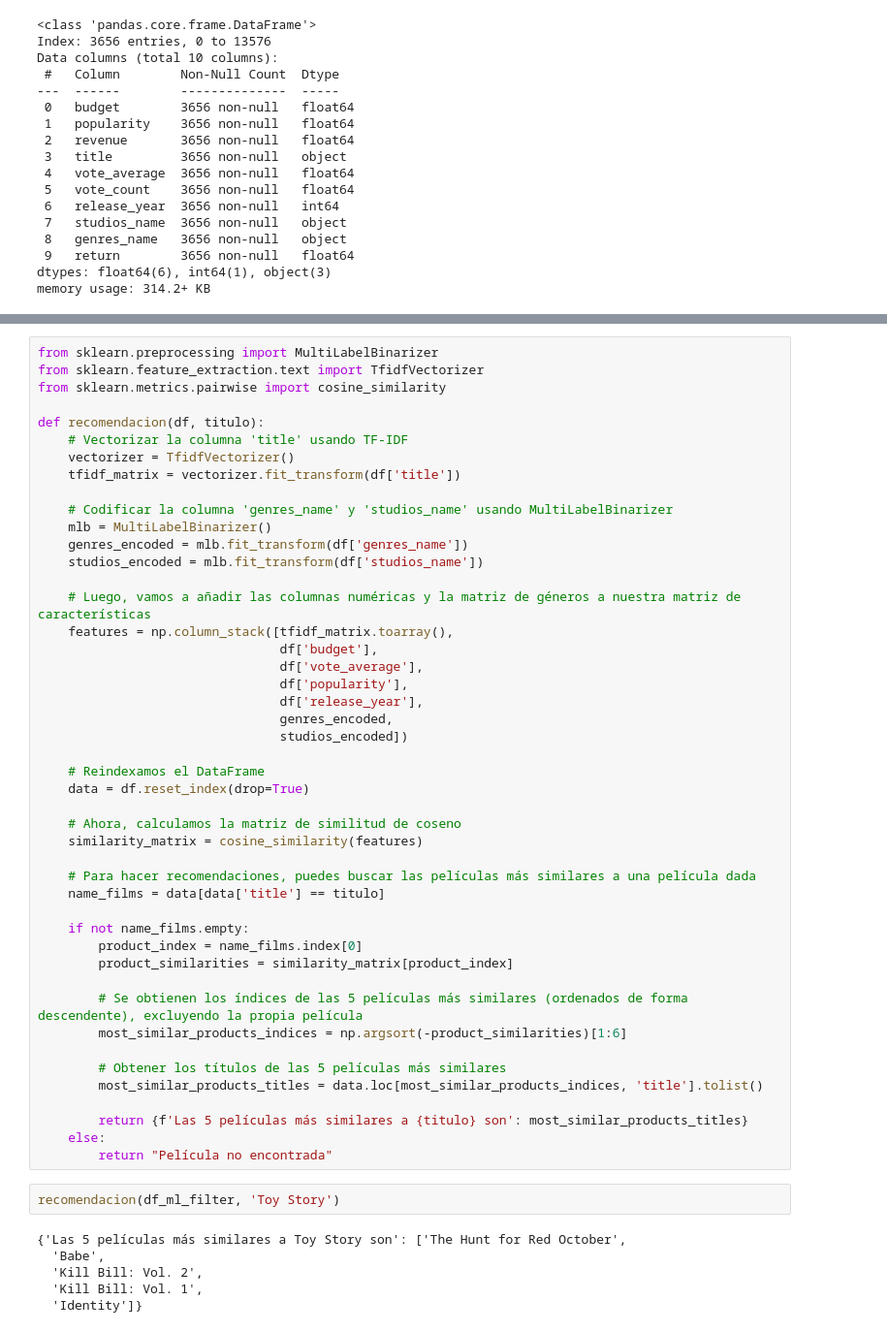
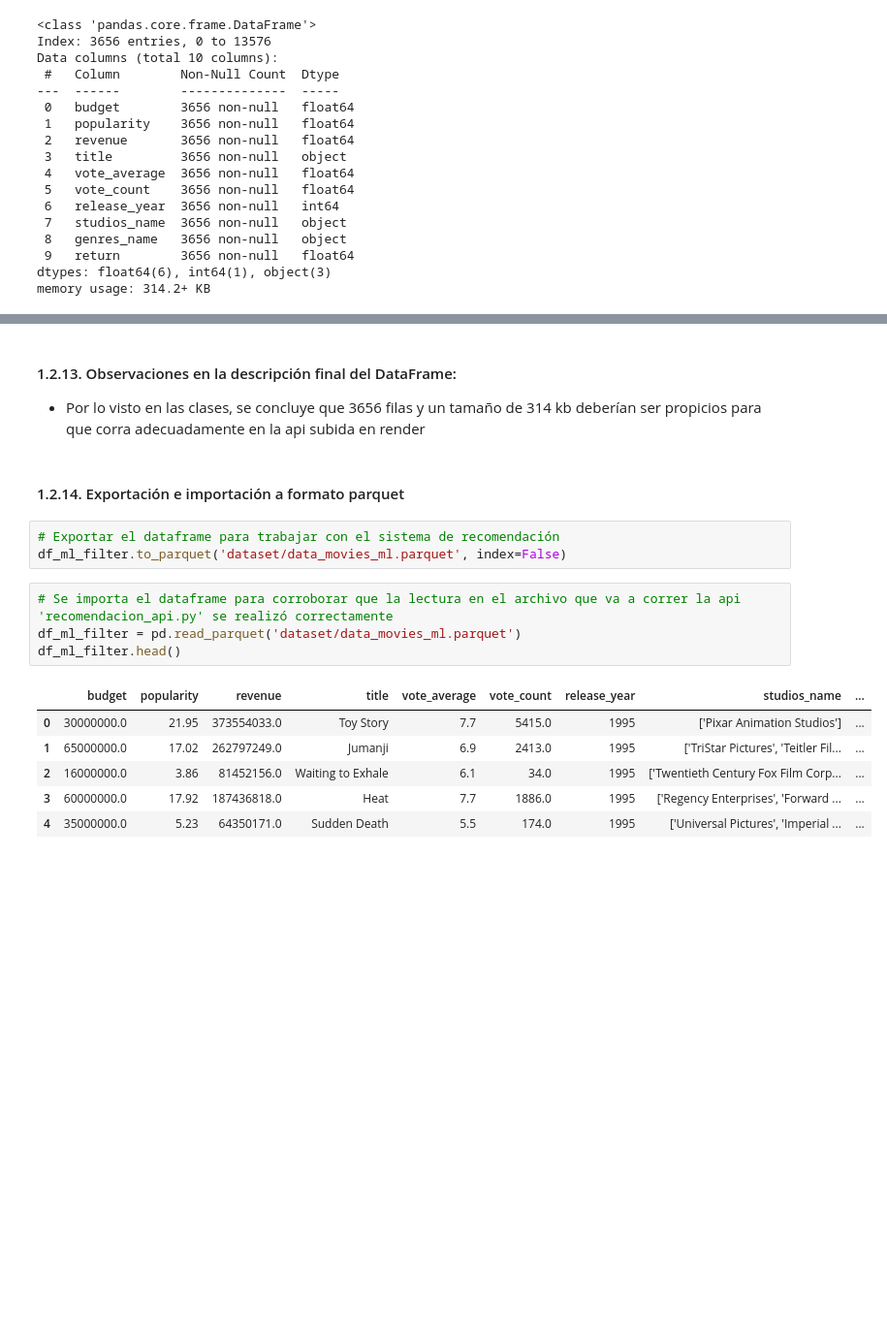
Before and after one commit to JosueMonte/Sistema_Recomendacion, a Jupyter notebook: eda.ipynb, the cells around one changed output, grey strips where cells are left out. Shown at 97% size. Cells and saved outputs as stored; diff of their text form; blank space fills up the shorter version.

```diff
--- a/eda.ipynb
+++ b/eda.ipynb
@@ -562,54 +349,19 @@ Las 5 películas más recomendadas para Babe son:
-# %%
-from sklearn.preprocessing import MultiLabelBinarizer
-from sklearn.feature_extraction.text import TfidfVectorizer
-from sklearn.metrics.pairwise import cosine_similarity
-
-def recomendacion(df, titulo):
-    # Vectorizar la columna 'title' usando TF-IDF
-    vectorizer = TfidfVectorizer()
-    tfidf_matrix = vectorizer.fit_transform(df['title'])
-
-    # Codificar la columna 'genres_name' y 'studios_name' usando MultiLabelBinarizer
-    mlb = MultiLabelBinarizer()
-    genres_encoded = mlb.fit_transform(df['genres_name'])
-    studios_encoded = mlb.fit_transform(df['studios_name'])
-
-    # Luego, vamos a añadir las columnas numéricas y la matriz de géneros a nuestra matriz de características
-    features = np.column_stack([tfidf_matrix.toarray(),
-                                df['budget'],
-                                df['vote_average'],
-                                df['popularity'],
-                                df['release_year'],
-                                genres_encoded,
-                                studios_encoded])
-
-    # Reindexamos el DataFrame
-    data = df.reset_index(drop=True)
-
-    # Ahora, calculamos la matriz de similitud de coseno
-    similarity_matrix = cosine_similarity(features)
-
-    # Para hacer recomendaciones, puedes buscar las películas más similares a una película dada
-    name_films = data[data['title'] == titulo]
-
-    if not name_films.empty:
-        product_index = name_films.index[0]
-        product_similarities = similarity_matrix[product_index]
-
-        # Se obtienen los índices de las 5 películas más similares (ordenados de forma descendente), excluyendo la propia película
-        most_similar_products_indices = np.argsort(-product_similarities)[1:6]
-
-        # Obtener los títulos de las 5 películas más similares
-        most_similar_products_titles = data.loc[most_similar_products_indices, 'title'].tolist()
-
-        return {f'Las 5 películas más similares a {titulo} son': most_similar_products_titles}
-    else:
-        return "Película no encontrada"
-# %%
-recomendacion(df_ml_filter, 'Toy Story')
-# %% [output]
-{'Las 5 películas más similares a Toy Story son': ['The Hunt for Red October',
-  'Babe',
-  'Kill Bill: Vol. 2',
-  'Kill Bill: Vol. 1',
-  'Identity']}
+# %% [markdown]
+#### 1.2.13. Observaciones en la descripción final del DataFrame:
+* Por lo visto en las clases, se concluye que 3656 filas y un tamaño de 314 kb deberían ser propicios para que corra adecuadamente en la api subida en render
+# %% [markdown]
+#### 1.2.14. Exportación e importación a formato parquet
+# %%
+# Exportar el dataframe para trabajar con el sistema de recomendación
+df_ml_filter.to_parquet('dataset/data_movies_ml.parquet', index=False)
+# %%
+# Se importa el dataframe para corroborar que la lectura en el archivo que va a correr la api 'recomendacion_api.py' se realizó correctamente
+df_ml_filter = pd.read_parquet('dataset/data_movies_ml.parquet')
+df_ml_filter.head()
+# %% [output]
+|  | budget | popularity | revenue | title | vote_average | vote_count | release_year | studios_name | ... |
+| 0 | 30000000.0 | 21.95 | 373554033.0 | Toy Story | 7.7 | 5415.0 | 1995 | ['Pixar Animation Studios'] | ... |
+| 1 | 65000000.0 | 17.02 | 262797249.0 | Jumanji | 6.9 | 2413.0 | 1995 | ['TriStar Pictures', 'Teitler Fil... | ... |
+| 2 | 16000000.0 | 3.86 | 81452156.0 | Waiting to Exhale | 6.1 | 34.0 | 1995 | ['Twentieth Century Fox Film Corp... | ... |
+| 3 | 60000000.0 | 17.92 | 187436818.0 | Heat | 7.7 | 1886.0 | 1995 | ['Regency Enterprises', 'Forward ... | ... |
+| 4 | 35000000.0 | 5.23 | 64350171.0 | Sudden Death | 5.5 | 174.0 | 1995 | ['Universal Pictures', 'Imperial ... | ... |
```
Also changed, not shown: parts of 42 cells of this notebook, 3 other files.
